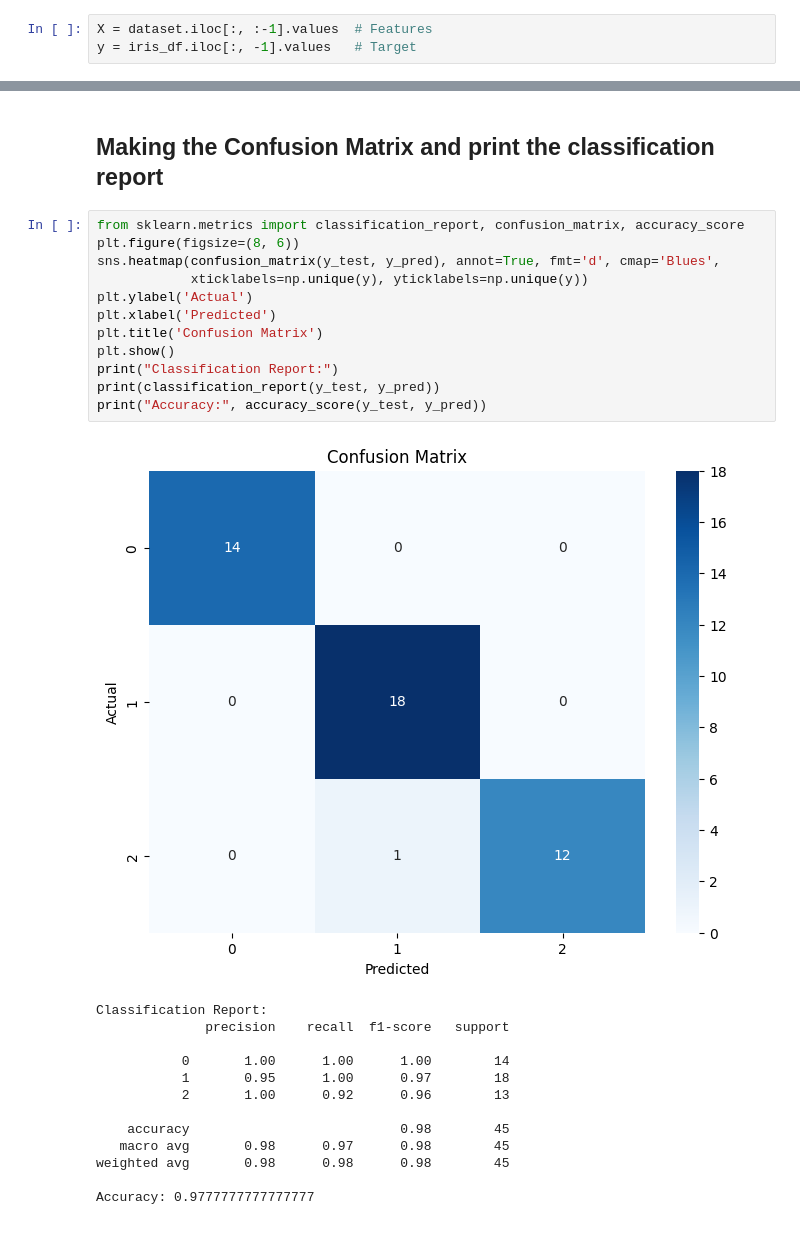
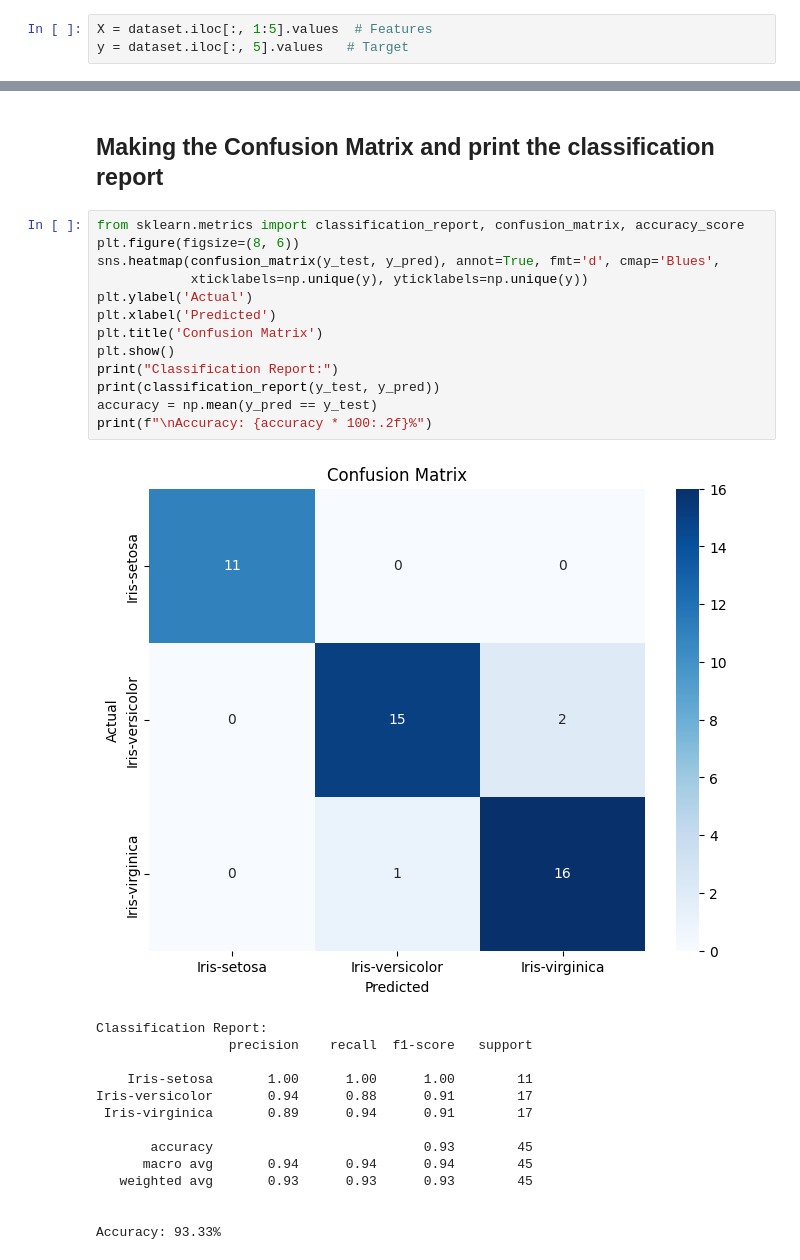
Before and after one commit to yogapatangga/MachineLearningTasks, a Jupyter notebook: 1stWeekTasks/Logistic_Regression.ipynb, the cells around one changed output, grey strips where cells are left out. Cells and saved outputs as stored; diff of their text form.

```diff
--- a/1stWeekTasks/Logistic_Regression.ipynb
+++ b/1stWeekTasks/Logistic_Regression.ipynb
@@ -23,8 +23,8 @@ print(dataset.head())
 # %% [markdown]
 ## Assuming the last column is the target label and the rest are features
 # %%
-X = dataset.iloc[:, :-1].values  # Features
-y = iris_df.iloc[:, -1].values   # Target
+X = dataset.iloc[:, 1:5].values  # Features
+y = dataset.iloc[:, 5].values   # Target
 # %% [markdown]
 ## Splitting the dataset into the Training set and Test set (70:30)
 # %%
@@ -54,26 +54,28 @@ y_pred = model.predict(X_test)
 # %%
 from sklearn.metrics import classification_report, confusion_matrix, accuracy_score
 plt.figure(figsize=(8, 6))
 sns.heatmap(confusion_matrix(y_test, y_pred), annot=True, fmt='d', cmap='Blues',
             xticklabels=np.unique(y), yticklabels=np.unique(y))
 plt.ylabel('Actual')
 plt.xlabel('Predicted')
 plt.title('Confusion Matrix')
 plt.show()
 print("Classification Report:")
 print(classification_report(y_test, y_pred))
-print("Accuracy:", accuracy_score(y_test, y_pred))
+accuracy = np.mean(y_pred == y_test)
+print(f"\nAccuracy: {accuracy * 100:.2f}%")
 # %% [output]
-[figure, old version]
+[figure, new version]
 Classification Report:
-              precision    recall  f1-score   support
+                 precision    recall  f1-score   support
 
-           0       1.00      1.00      1.00        14
-           1       0.95      1.00      0.97        18
-           2       1.00      0.92      0.96        13
+    Iris-setosa       1.00      1.00      1.00        11
+Iris-versicolor       0.94      0.88      0.91        17
+ Iris-virginica       0.89      0.94      0.91        17
 
-    accuracy                           0.98        45
-   macro avg       0.98      0.97      0.98        45
-weighted avg       0.98      0.98      0.98        45
+       accuracy                           0.93        45
+      macro avg       0.94      0.94      0.94        45
+   weighted avg       0.93      0.93      0.93        45
 
-Accuracy: 0.9777777777777777
+
+Accuracy: 93.33%
```
